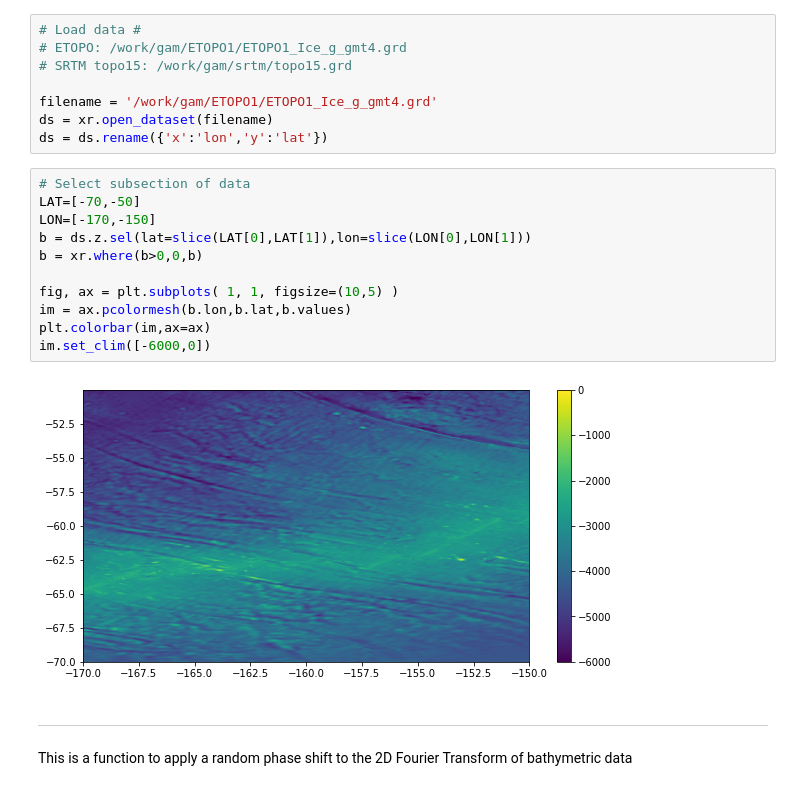
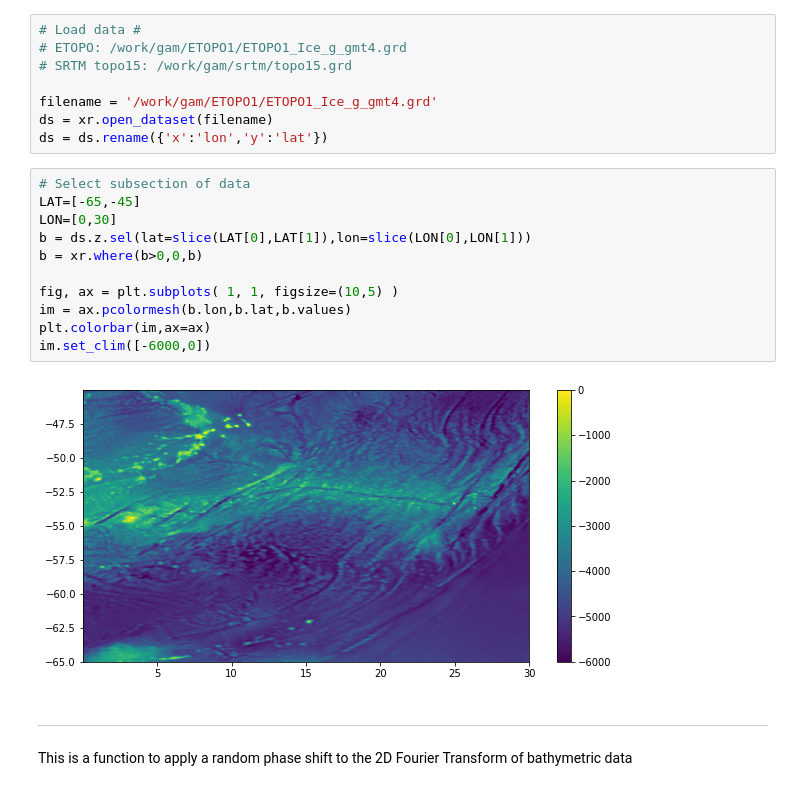
Before and after one commit to hmkhatri/MOM6_initialization, a Jupyter notebook: calc_topography_spectra.ipynb, the cells around one changed output. Drawn from its saved outputs; the diff is of its cells as text.

```diff
--- a/calc_topography_spectra.ipynb
+++ b/calc_topography_spectra.ipynb
@@ -20,17 +20,17 @@ ds = xr.open_dataset(filename)
 ds = ds.rename({'x':'lon','y':'lat'})
 # %%
 # Select subsection of data
-LAT=[-70,-50]
-LON=[-170,-150]
+LAT=[-65,-45]
+LON=[0,30]
 b = ds.z.sel(lat=slice(LAT[0],LAT[1]),lon=slice(LON[0],LON[1]))
 b = xr.where(b>0,0,b)
 
 fig, ax = plt.subplots( 1, 1, figsize=(10,5) )
 im = ax.pcolormesh(b.lon,b.lat,b.values)
 plt.colorbar(im,ax=ax)
 im.set_clim([-6000,0])
 # %% [output]
-[figure, old version]
+[figure, new version]
 # %% [markdown]
 ***
 This is a function to apply a random phase shift to the 2D Fourier Transform of bathymetric data
```
Also changed, not shown: parts of 4 cells of this notebook.
